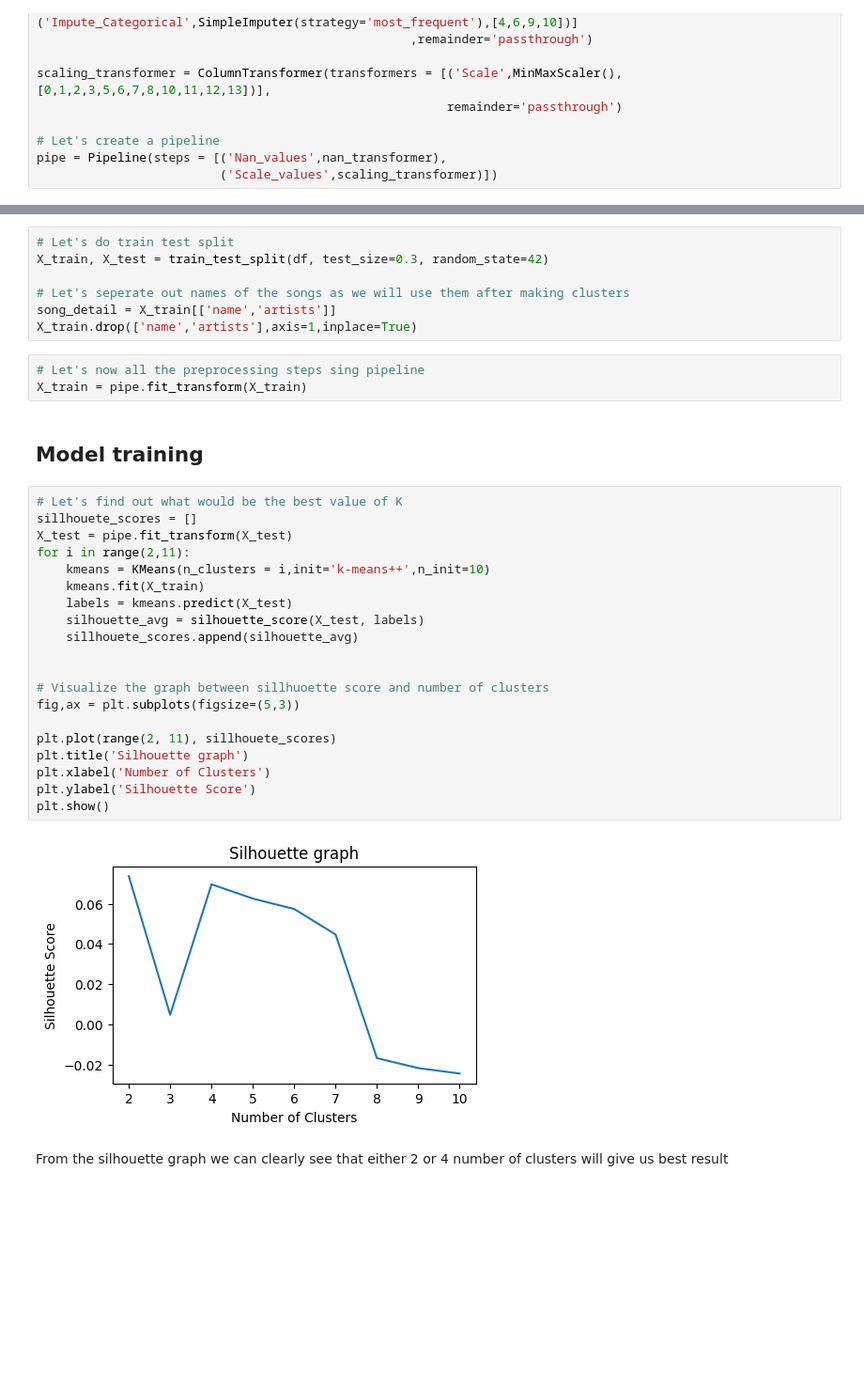
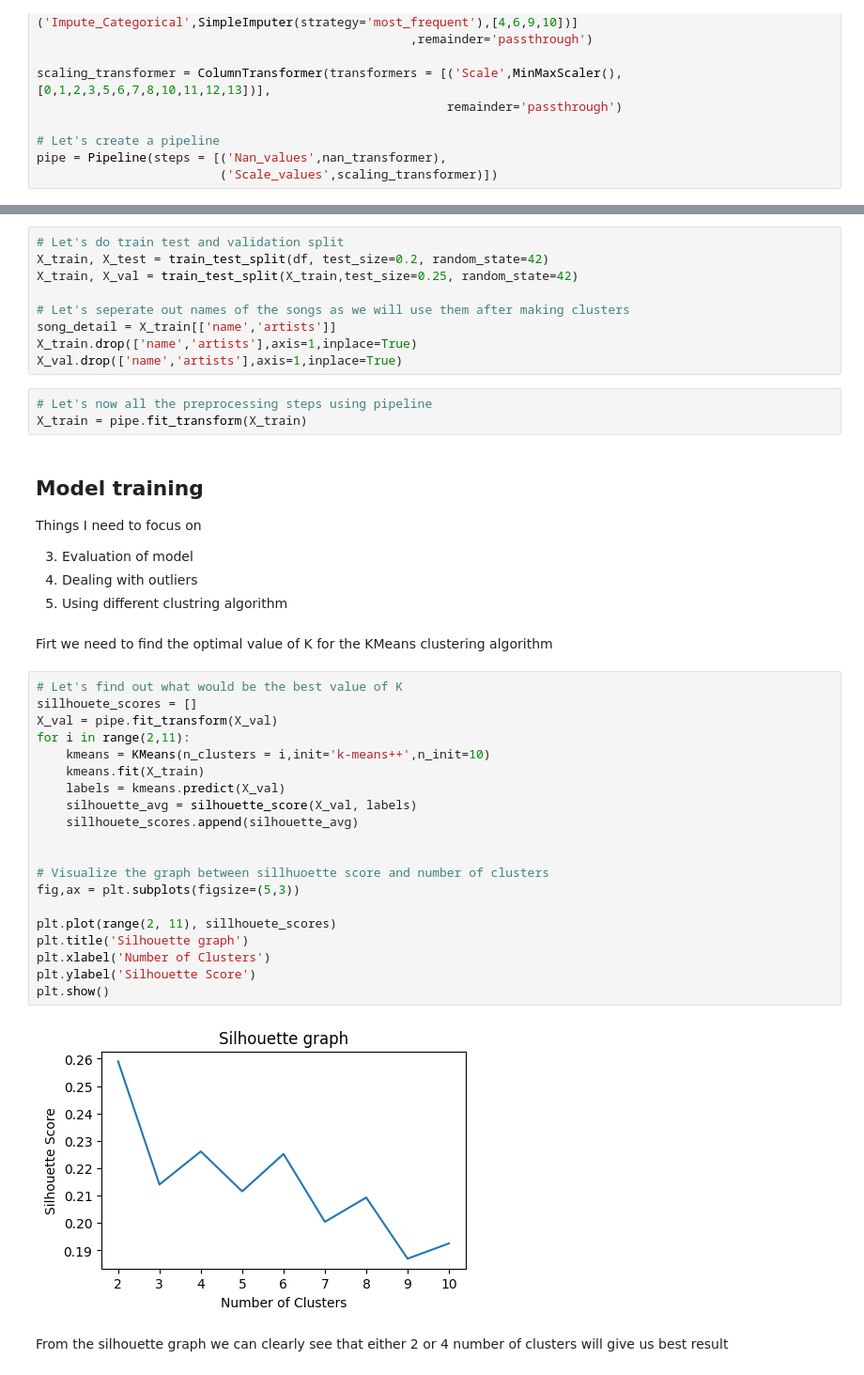
Before and after one commit to yuvraaj2002/Old_projects, a Jupyter notebook: Spotify_song_reccomandation/Song.ipynb, the cells around one changed output, grey strips where cells are left out. Shown at 94% size. Saved outputs shown, nothing was run; the diff lists cells and outputs as text; blank space fills up the shorter version.

Commit message:
Used validation data to calcualte silhouette score

```diff
--- a/Spotify_song_reccomandation/Song.ipynb
+++ b/Spotify_song_reccomandation/Song.ipynb
@@ -191,37 +193,47 @@ pipe = Pipeline(steps = [('Nan_values',nan_transformer),
 # %%
-# Let's do train test split
-X_train, X_test = train_test_split(df, test_size=0.3, random_state=42)
+# Let's do train test and validation split
+X_train, X_test = train_test_split(df, test_size=0.2, random_state=42)
+X_train, X_val = train_test_split(X_train,test_size=0.25, random_state=42)
 
 # Let's seperate out names of the songs as we will use them after making clusters
 song_detail = X_train[['name','artists']]
 X_train.drop(['name','artists'],axis=1,inplace=True)
+X_val.drop(['name','artists'],axis=1,inplace=True)
 # %%
-# Let's now all the preprocessing steps sing pipeline
+# Let's now all the preprocessing steps using pipeline
 X_train = pipe.fit_transform(X_train)
 # %% [markdown]
 ## Model training
+
+Things I need to focus on
+
+3. Evaluation of model
+5. Dealing with outliers
+6. Using different clustring algorithm
+# %% [markdown]
+Firt we need to find the optimal value of K for the KMeans clustering algorithm
 # %%
 # Let's find out what would be the best value of K
 sillhouete_scores = []
-X_test = pipe.fit_transform(X_test)
+X_val = pipe.fit_transform(X_val)
 for i in range(2,11):
     kmeans = KMeans(n_clusters = i,init='k-means++',n_init=10)
     kmeans.fit(X_train)
-    labels = kmeans.predict(X_test)
-    silhouette_avg = silhouette_score(X_test, labels)
+    labels = kmeans.predict(X_val)
+    silhouette_avg = silhouette_score(X_val, labels)
     sillhouete_scores.append(silhouette_avg)
 
 
 # Visualize the graph between sillhuoette score and number of clusters
 fig,ax = plt.subplots(figsize=(5,3))
 
 plt.plot(range(2, 11), sillhouete_scores)
 plt.title('Silhouette graph')
 plt.xlabel('Number of Clusters')
 plt.ylabel('Silhouette Score')
 plt.show()
 # %% [output]
-[figure, old version]
+[figure, new version]
 # %% [markdown]
 From the silhouette graph we can clearly see that either 2 or 4 number of clusters will give us best result
 # %%
```
Also changed, not shown: parts of 3 cells of this notebook.
